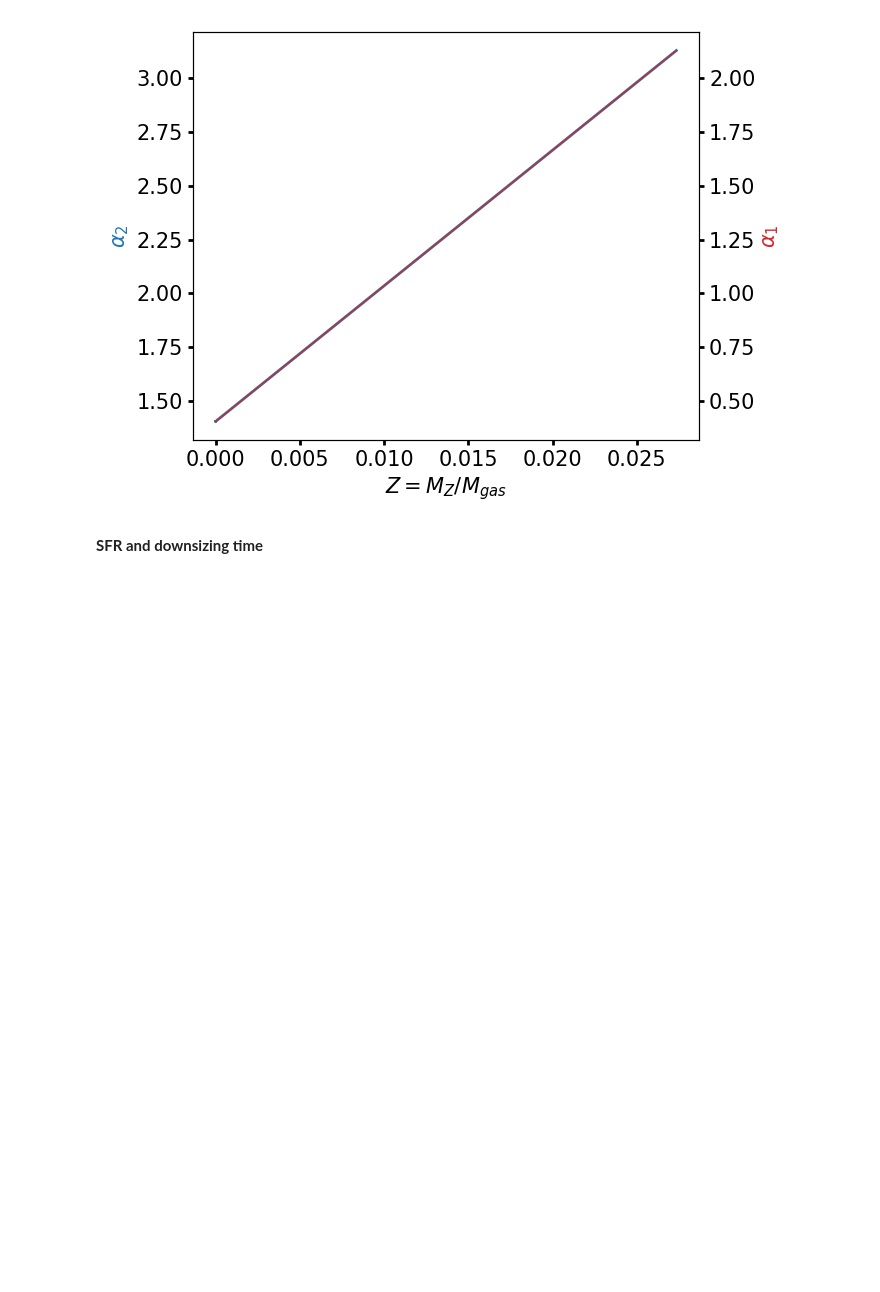
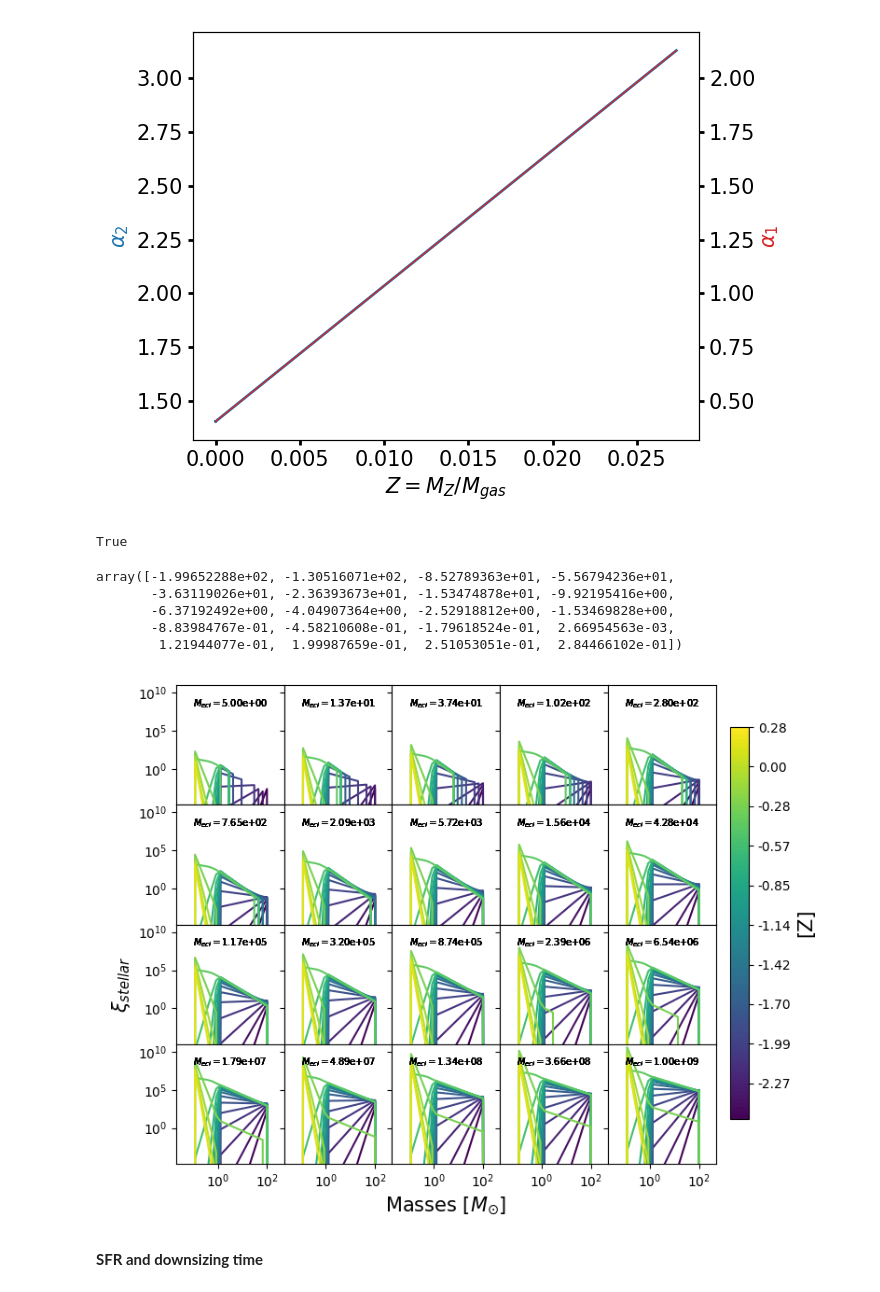
Before and after one commit to egjergo/pyIGIMF, a Jupyter notebook: _scratch/IGIMF3_explore.ipynb, the cells around one changed output. Cells and saved outputs as stored; diff of their text form; code cells hidden in the pictures; blank space fills up the shorter version.

Commit message:
save subplots

```diff
--- a/_scratch/IGIMF3_explore.ipynb
+++ b/_scratch/IGIMF3_explore.ipynb
@@ -18,6 +18,7 @@ m_min = 0.08
 # %%
 M_igal_v = np.logspace(6, 11,num=resolution)
 M_ecl_v = np.logspace(np.log10(Mecl_min), np.log10(Mecl_max), num=resolution)
+mstar_v = np.logspace(np.log10(m_star_min), np.log10(m_star_max), num=resolution)
 time_v = np.logspace(-3, 0.5, num=resolution)
 Z_rel = lambda t: (-np.reciprocal(5*t) -1.5) # Analytic toy-model relation
 Z_rel_v = np.array([Z_rel(t) for t in time_v])
@@ -183,0 +200,53 @@ def initial_mass_function(m, Z, alpha_3=None, m_max=None):
+# %%
+M_ecl_v_mesh, Z_sqr_mesh = np.meshgrid(M_ecl_v, Z_sqr_v) # square bracket metallicity
+sIMF = np.reshape(sIMF_functions, (len(Z_sqr_v), len(M_ecl_v)))
+# %%
+[sIMF_functions[41](m) for m in mstar_v] == [sIMF[2,1](m) for m in mstar_v]
+# %% [output]
+True
+# %%
+Z_sqr_v
+# %% [output]
+array([-1.99652288e+02, -1.30516071e+02, -8.52789363e+01, -5.56794236e+01,
+       -3.63119026e+01, -2.36393673e+01, -1.53474878e+01, -9.92195416e+00,
+       -6.37192492e+00, -4.04907364e+00, -2.52918812e+00, -1.53469828e+00,
+       -8.83984767e-01, -4.58210608e-01, -1.79618524e-01,  2.66954563e-03,
+        1.21944077e-01,  1.99987659e-01,  2.51053051e-01,  2.84466102e-01])
+# %%
+def sIMF_subplot():
+    import matplotlib.pyplot as plt
+    import itertools
+    from mpl_toolkits.axes_grid1 import make_axes_locatable
+    Z = [[0,0],[0,0]]
+    cm = plt.cm.get_cmap(name='viridis')
+    levels = np.linspace(Z_sqr_v[10], Z_sqr_v[-1], 100, endpoint=True)
+    CS3 = plt.contourf(Z, levels, cmap=cm)
+    plt.clf()
+    num_colors=20
+    currentColors = [cm(1.*i/num_colors) for i in range(num_colors)]
+    currentColor = itertools.cycle(currentColors)
+    fig, axs = plt.subplots(4, 5, figsize=(8,6))
+    for i, ax in enumerate(axs.flat):
+        for j, Z in enumerate(Z_sqr_mesh):
+            ax.annotate(r'$M_{ecl}=$%.2e'%(M_ecl_v[i]), xy=(0.5, 0.9), xycoords='axes fraction', horizontalalignment='center', verticalalignment='top', fontsize=7, alpha=0.7)
+            ax.loglog(mstar_v, [sIMF[j,i](m) for m in mstar_v], color=next(currentColor))
+            ax.set_ylim(2e-5,1e11)
+            ax.set_xlim(2e-2,5e2)
+    for nr in range(4):
+        for nc in range(5):
+            if nc != 0:
+                axs[nr,nc].set_yticklabels([])
+            if nr != 4-1:
+                axs[nr,nc].set_xticklabels([])
+    axs[4//2,0].set_ylabel(r'$\xi_{stellar}$', fontsize = 15)
+    axs[4-1, 5//2].set_xlabel(r'Masses [$M_{\odot}$]', fontsize = 15)
+    #divider = make_axes_locatable(axs.flat[-1])
+    plt.subplots_adjust(bottom=0., right=0.95, top=1.)
+    cax = plt.axes([0.85, 0.2, 0.025, 0.7])#divider.append_axes("right", size="5%", pad="2%")
+    cbar = plt.colorbar(CS3, cmap=cm, cax=cax, format="%.2f").set_label(label=r'[Z]',size=15)
+    fig.tight_layout(rect=[0,0,0.85,1])
+    fig.subplots_adjust(wspace=0., hspace=0.)
+    fig.savefig('stellarIMF_subplots.pdf')
+sIMF_subplot()
+# %% [output]
+[figure, added]
```
Also changed, not shown: parts of 6 cells of this notebook, 2 other files.
